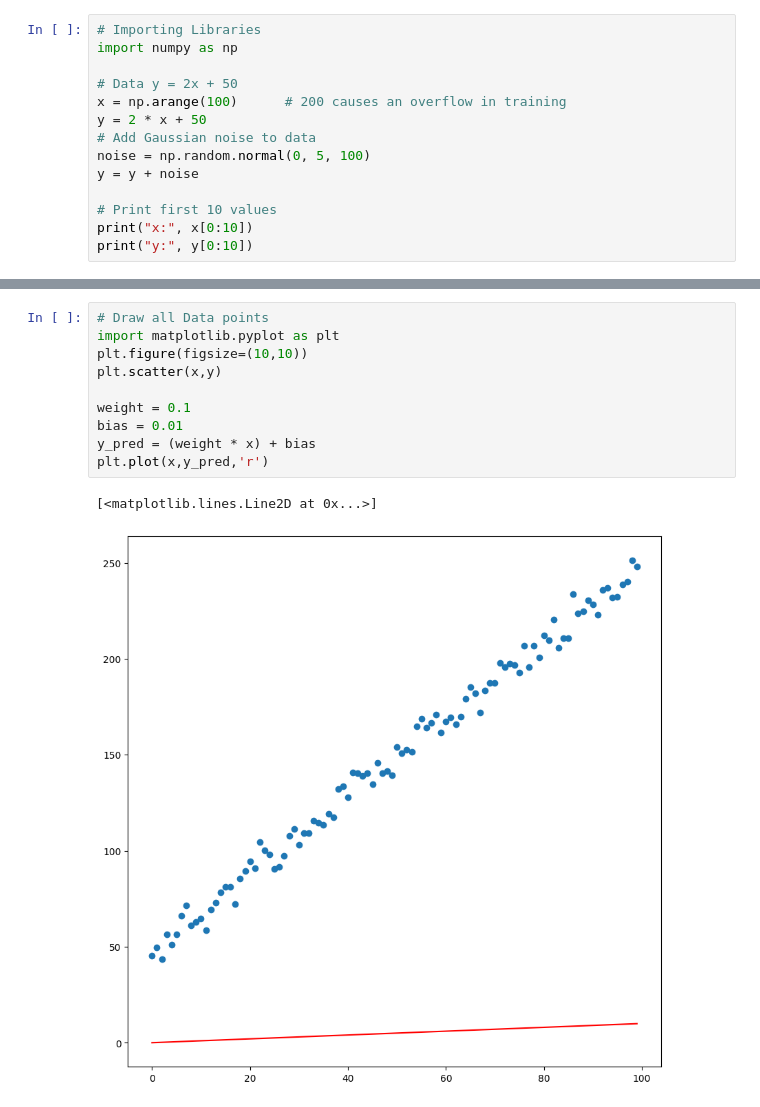
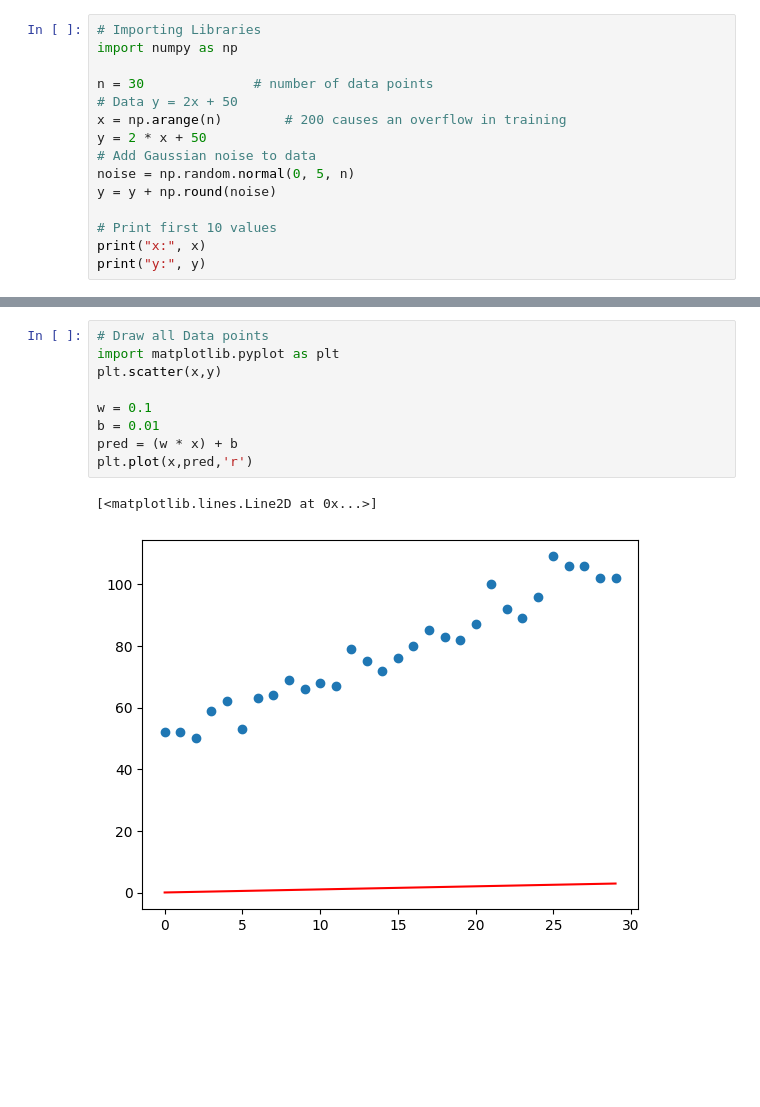
Before and after one commit to eniompw/LinearRegressionGradientDescent, a Jupyter notebook: Gradient_Descent_from_Scratch.ipynb, the cells around one changed output, grey strips where cells are left out. Cells and saved outputs as stored; diff of their text form; blank space fills up the shorter version.

```diff
--- a/Gradient_Descent_from_Scratch.ipynb
+++ b/Gradient_Descent_from_Scratch.ipynb
@@ -4,14 +4,15 @@
 # Importing Libraries
 import numpy as np
 
+n = 30              # number of data points
 # Data y = 2x + 50
-x = np.arange(100)		# 200 causes an overflow in training
+x = np.arange(n)		# 200 causes an overflow in training
 y = 2 * x + 50
 # Add Gaussian noise to data
-noise = np.random.normal(0, 5, 100)
-y = y + noise
+noise = np.random.normal(0, 5, n)
+y = y + np.round(noise)
 
 # Print first 10 values
-print("x:", x[0:10])
-print("y:", y[0:10])
+print("x:", x)
+print("y:", y)
 # %% [output]
@@ -29,15 +38,14 @@ plt.scatter(x,y)
 # %%
 # Draw all Data points
 import matplotlib.pyplot as plt
-plt.figure(figsize=(10,10))
 plt.scatter(x,y)
 
-weight = 0.1
-bias = 0.01
-y_pred = (weight * x) + bias
-plt.plot(x,y_pred,'r')
+w = 0.1
+b = 0.01
+pred = (w * x) + b
+plt.plot(x,pred,'r')
 # %% [output]
 [<matplotlib.lines.Line2D at 0x...>]
-[figure, old version]
+[figure, new version]
 # %%
 # Draw all Data points
```
Also changed, not shown: parts of 8 cells of this notebook.
